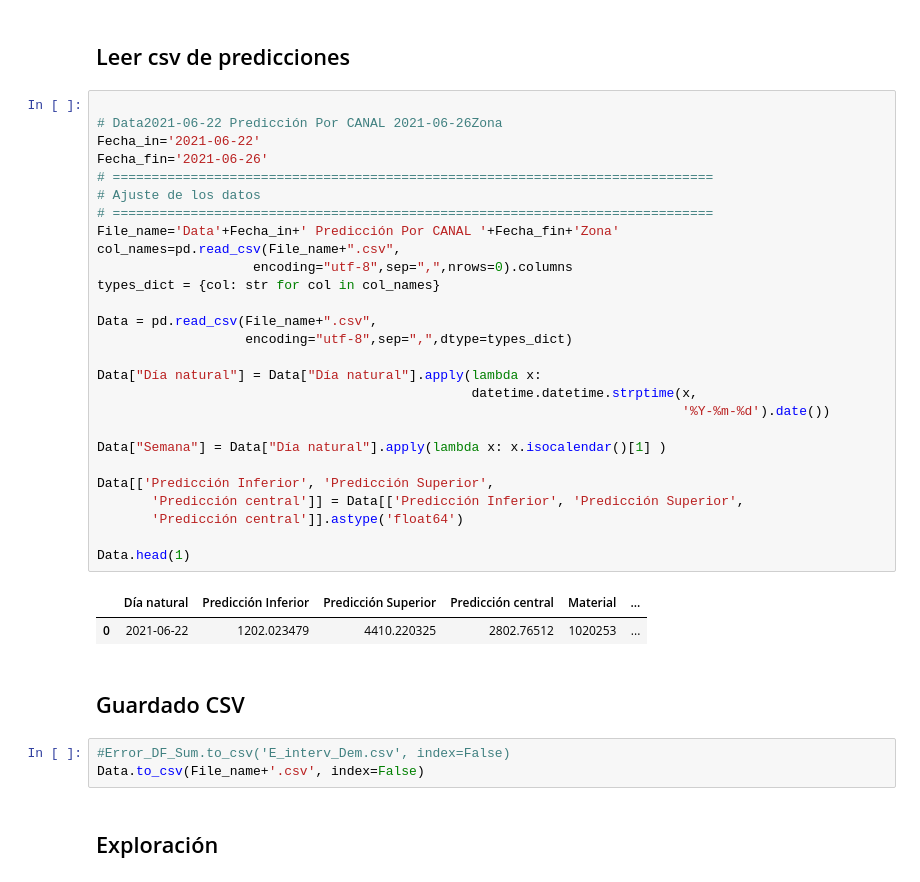
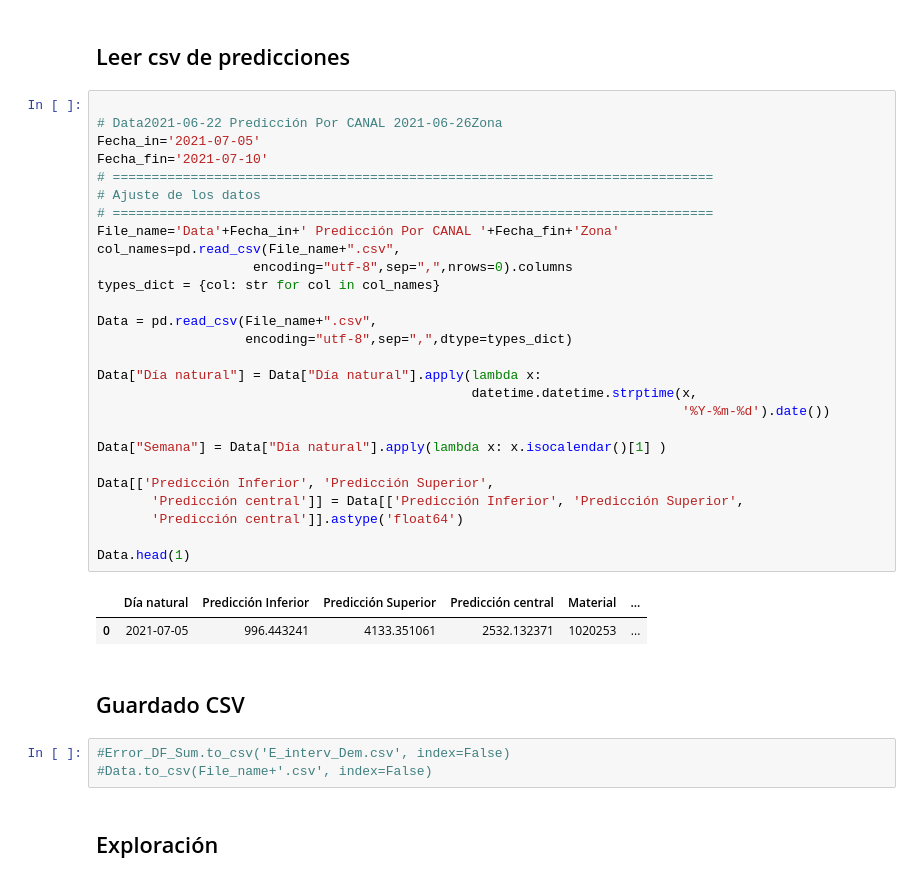
Before and after one commit to rolftb/Prices_forecasting, a Jupyter notebook: Automatizacion/D) Leer Predicciones.ipynb, the cells around one changed output. Cells and saved outputs as stored; diff of their text form.

```diff
--- a/Automatizacion/D) Leer Predicciones.ipynb
+++ b/Automatizacion/D) Leer Predicciones.ipynb
@@ -1435,38 +1435,38 @@ df3.to_csv('Data'+min_time+' Predicción Por CANAL ' +max_time+ 'Zona.csv', inde
 # %%
 
 # Data2021-06-22 Predicción Por CANAL 2021-06-26Zona
-Fecha_in='2021-06-22'
-Fecha_fin='2021-06-26'
+Fecha_in='2021-07-05'
+Fecha_fin='2021-07-10'
 # =============================================================================
 # Ajuste de los datos
 # =============================================================================
 File_name='Data'+Fecha_in+' Predicción Por CANAL '+Fecha_fin+'Zona'
 col_names=pd.read_csv(File_name+".csv",
                     encoding="utf-8",sep=",",nrows=0).columns
 types_dict = {col: str for col in col_names}
 
 Data = pd.read_csv(File_name+".csv",
                    encoding="utf-8",sep=",",dtype=types_dict)
 
 Data["Día natural"] = Data["Día natural"].apply(lambda x:
                                                 datetime.datetime.strptime(x,
                                                                            '%Y-%m-%d').date())
 
 Data["Semana"] = Data["Día natural"].apply(lambda x: x.isocalendar()[1] )
 
 Data[['Predicción Inferior', 'Predicción Superior',
        'Predicción central']] = Data[['Predicción Inferior', 'Predicción Superior',
        'Predicción central']].astype('float64')
 
 Data.head(1)
 # %% [output]
 |  | Día natural | Predicción Inferior | Predicción Superior | Predicción central | Material | ... |
-| 0 | 2021-06-22 | 1202.023479 | 4410.220325 | 2802.76512 | 1020253 | ... |
+| 0 | 2021-07-05 | 996.443241 | 4133.351061 | 2532.132371 | 1020253 | ... |
 # %% [markdown]
 ## Guardado CSV
 # %%
 #Error_DF_Sum.to_csv('E_interv_Dem.csv', index=False)
-Data.to_csv(File_name+'.csv', index=False)
+#Data.to_csv(File_name+'.csv', index=False)
 # %% [markdown]
 ## Exploración
 # %%
```
Also changed, not shown: parts of 7 cells of this notebook, 3 other files.
